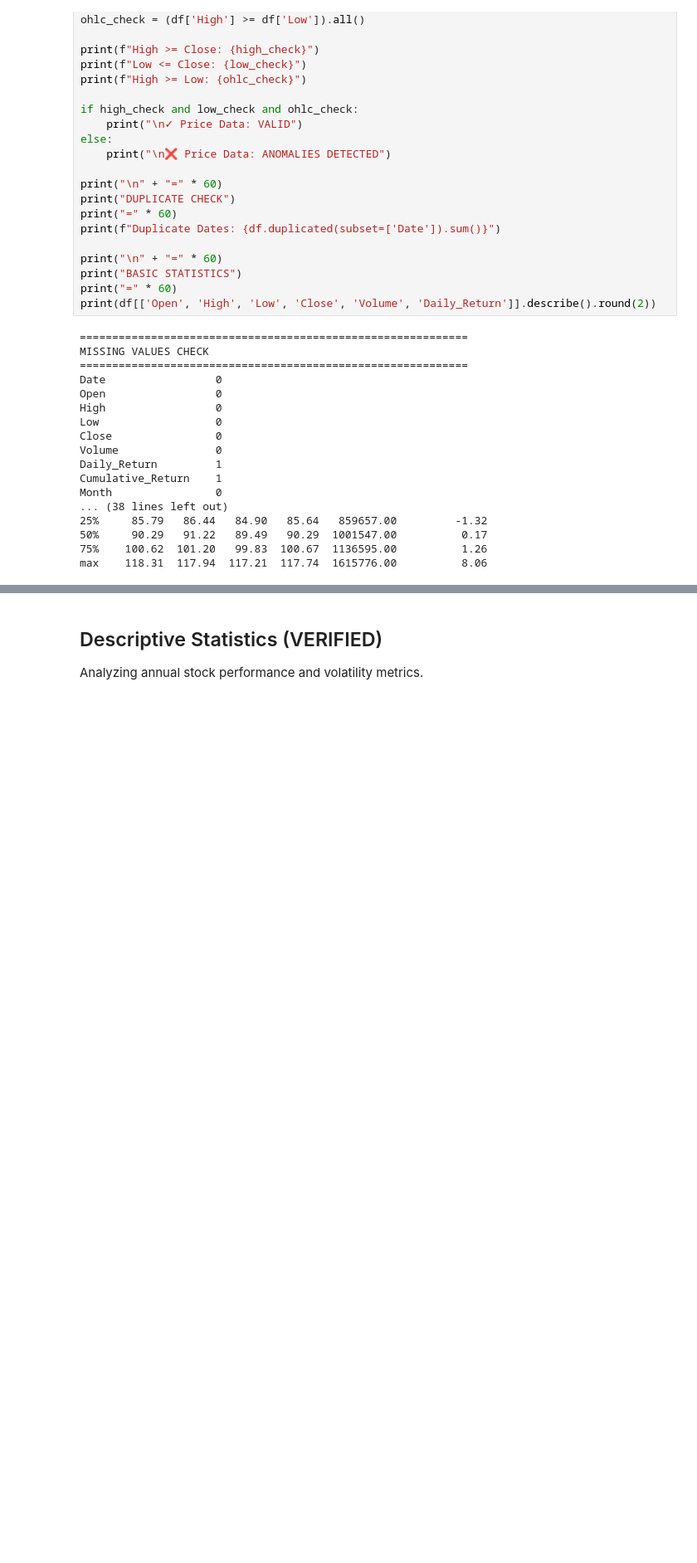
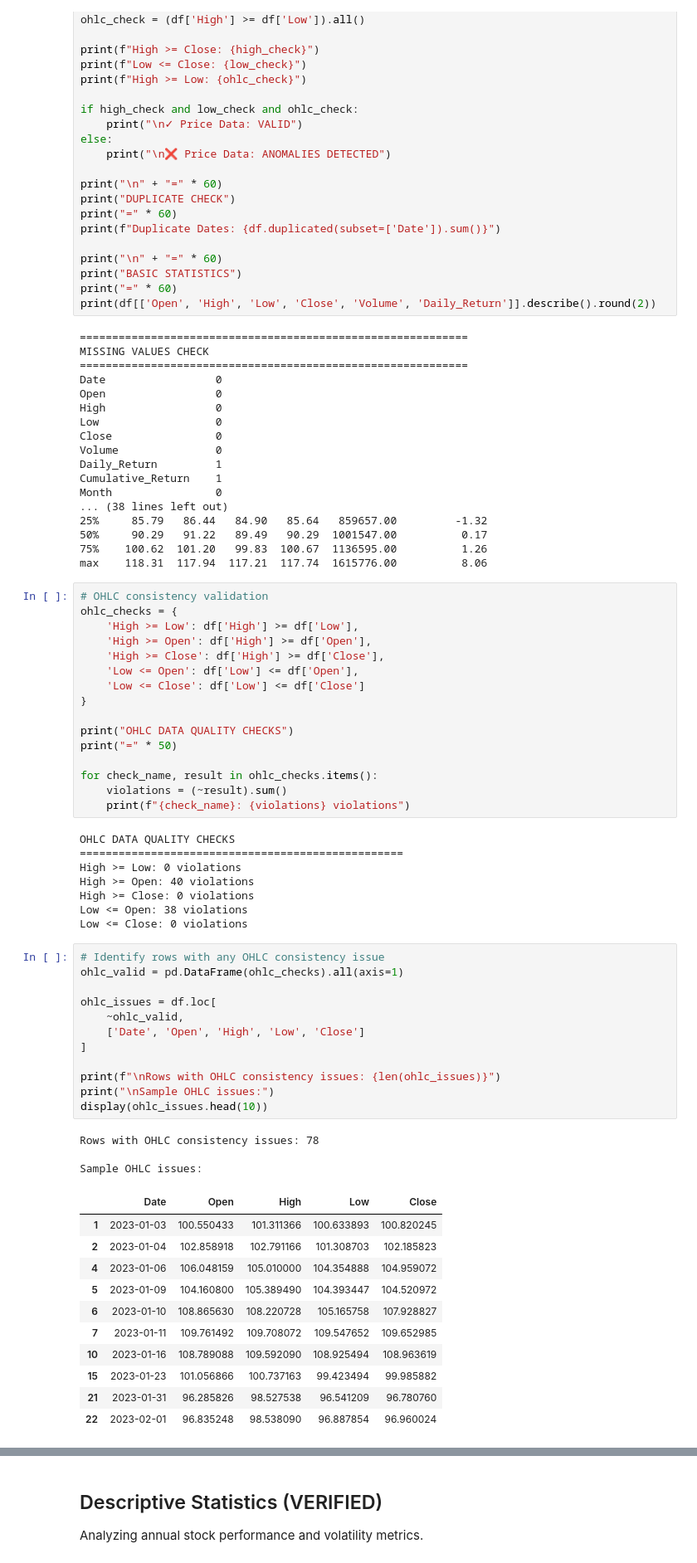
Before and after one commit to madhurjabhattacharjee479-arch/Multi-Domain-Data-Analysis, a Jupyter notebook: notebooks/05_stock_market_analysis.ipynb, the cells around one changed output, grey strips where cells are left out. Shown at 83% size. Saved outputs shown, nothing was run; the diff lists cells and outputs as text; blank space fills up the shorter version.

```diff
--- a/notebooks/05_stock_market_analysis.ipynb
+++ b/notebooks/05_stock_market_analysis.ipynb
@@ -163,3 +163,54 @@ Month                0
 50%     90.29   91.22   89.49   90.29  1001547.00          0.17
 75%    100.62  101.20   99.83  100.67  1136595.00          1.26
 max    118.31  117.94  117.21  117.74  1615776.00          8.06
+# %%
+# OHLC consistency validation
+ohlc_checks = {
+    'High >= Low': df['High'] >= df['Low'],
+    'High >= Open': df['High'] >= df['Open'],
+    'High >= Close': df['High'] >= df['Close'],
+    'Low <= Open': df['Low'] <= df['Open'],
+    'Low <= Close': df['Low'] <= df['Close']
+}
+
+print("OHLC DATA QUALITY CHECKS")
+print("=" * 50)
+
+for check_name, result in ohlc_checks.items():
+    violations = (~result).sum()
+    print(f"{check_name}: {violations} violations")
+# %% [output]
+OHLC DATA QUALITY CHECKS
+==================================================
+High >= Low: 0 violations
+High >= Open: 40 violations
+High >= Close: 0 violations
+Low <= Open: 38 violations
+Low <= Close: 0 violations
+# %%
+# Identify rows with any OHLC consistency issue
+ohlc_valid = pd.DataFrame(ohlc_checks).all(axis=1)
+
+ohlc_issues = df.loc[
+    ~ohlc_valid,
+    ['Date', 'Open', 'High', 'Low', 'Close']
+]
+
+print(f"\nRows with OHLC consistency issues: {len(ohlc_issues)}")
+print("\nSample OHLC issues:")
+display(ohlc_issues.head(10))
+# %% [output]
+Rows with OHLC consistency issues: 78
+
+Sample OHLC issues:
+|  | Date | Open | High | Low | Close |
+| 1 | 2023-01-03 | 100.550433 | 101.311366 | 100.633893 | 100.820245 |
+| 2 | 2023-01-04 | 102.858918 | 102.791166 | 101.308703 | 102.185823 |
+| 4 | 2023-01-06 | 106.048159 | 105.010000 | 104.354888 | 104.959072 |
+| 5 | 2023-01-09 | 104.160800 | 105.389490 | 104.393447 | 104.520972 |
+| 6 | 2023-01-10 | 108.865630 | 108.220728 | 105.165758 | 107.928827 |
+| 7 | 2023-01-11 | 109.761492 | 109.708072 | 109.547652 | 109.652985 |
+| 10 | 2023-01-16 | 108.789088 | 109.592090 | 108.925494 | 108.963619 |
+| 15 | 2023-01-23 | 101.056866 | 100.737163 | 99.423494 | 99.985882 |
+| 21 | 2023-01-31 | 96.285826 | 98.527538 | 96.541209 | 96.780760 |
+| 22 | 2023-02-01 | 96.835248 | 98.538090 | 96.887854 | 96.960024 |
```
Also changed, not shown: parts of 12 cells of this notebook, 29 other files.
